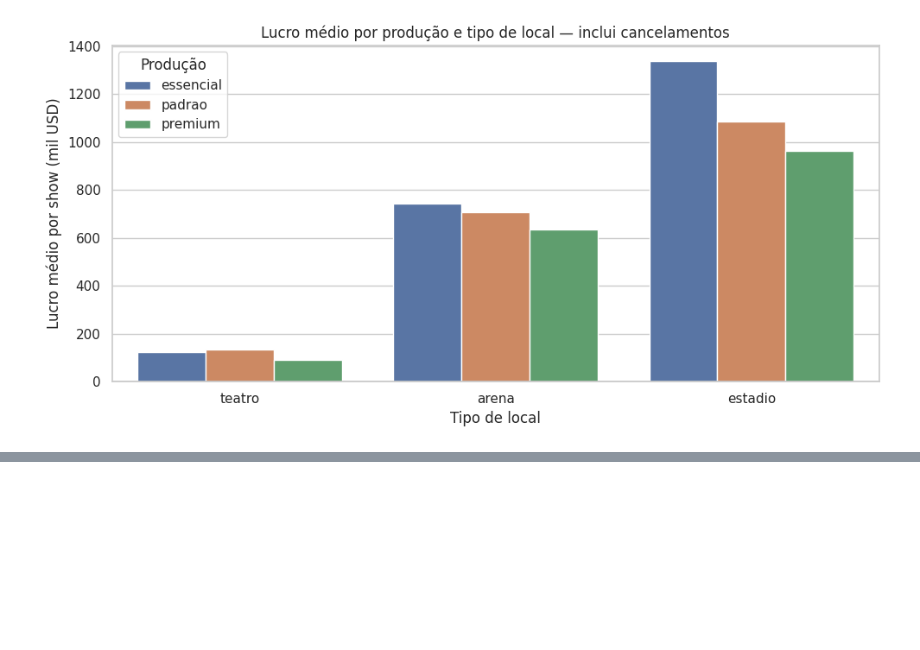
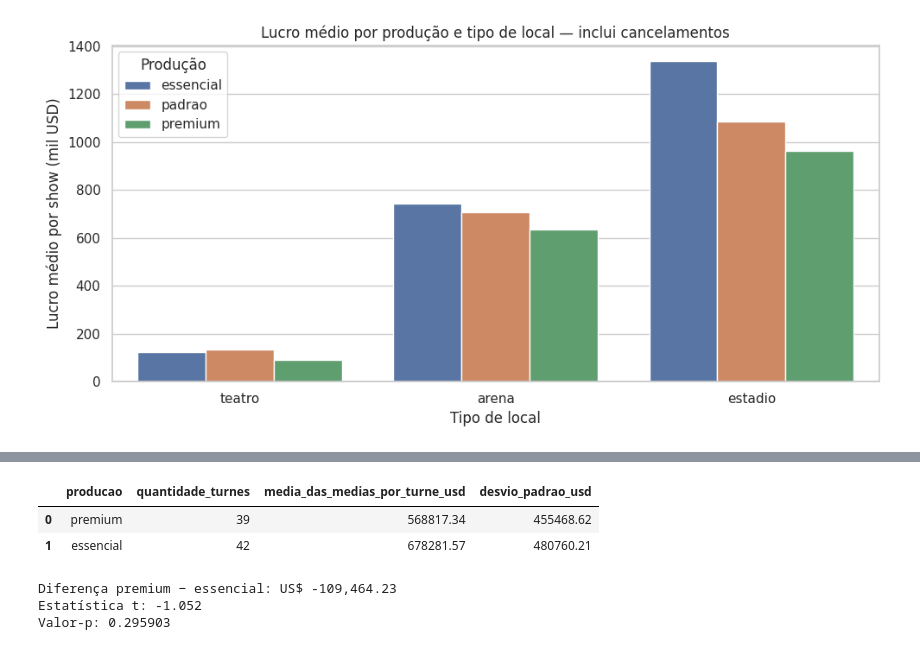
Before and after one commit to 2anoFIAP/AED-KPOP-CP-DATASCIENCE, a Jupyter notebook: CP_AED.ipynb, the cells around one changed output, grey strips where cells are left out. Cells and saved outputs as stored; diff of their text form; code cells hidden in the pictures; blank space fills up the shorter version.

Commit message:
feat: adiciona analise de lucro por producao e teste de hipoteses por turne

```diff
--- a/CP_AED.ipynb
+++ b/CP_AED.ipynb
@@ -764,0 +781,54 @@ Quantidade de shows em cada comparação:
+# %%
+from scipy.stats import ttest_ind
+
+# Confirmar que cada turnê possui um único padrão de produção
+producao_por_turne = df.groupby("id_turne")["padrao_producao"].nunique()
+
+assert producao_por_turne.eq(1).all(), (
+    "Há turnês com mais de um padrão de produção. "
+    "Precisamos rever a comparação antes do teste."
+)
+
+# Inclui todos os shows programados, inclusive cancelamentos
+turnes = (
+    df.groupby("id_turne")
+    .agg(
+        producao=("padrao_producao", "first"),
+        lucro_medio_por_show=("lucro_operacional_usd", "mean")
+    )
+)
+
+premium = turnes.loc[
+    turnes["producao"].eq("premium"), "lucro_medio_por_show"
+]
+
+essencial = turnes.loc[
+    turnes["producao"].eq("essencial"), "lucro_medio_por_show"
+]
+
+teste = ttest_ind(premium, essencial, equal_var=False)
+
+display(pd.DataFrame({
+    "producao": ["premium", "essencial"],
+    "quantidade_turnes": [len(premium), len(essencial)],
+    "media_das_medias_por_turne_usd": [
+        premium.mean(), essencial.mean()
+    ],
+    "desvio_padrao_usd": [
+        premium.std(), essencial.std()
+    ]
+}).round(2))
+
+print(
+    "Diferença premium − essencial: "
+    f"US$ {premium.mean() - essencial.mean():,.2f}"
+)
+print(f"Estatística t: {teste.statistic:.3f}")
+print(f"Valor-p: {teste.pvalue:.6g}")
+# %% [output]
+|  | producao | quantidade_turnes | media_das_medias_por_turne_usd | desvio_padrao_usd |
+| 0 | premium | 39 | 568817.34 | 455468.62 |
+| 1 | essencial | 42 | 678281.57 | 480760.21 |
+Diferença premium − essencial: US$ -109,464.23
+Estatística t: -1.052
+Valor-p: 0.295903
```
Also changed, not shown: parts of 2 cells of this notebook.
